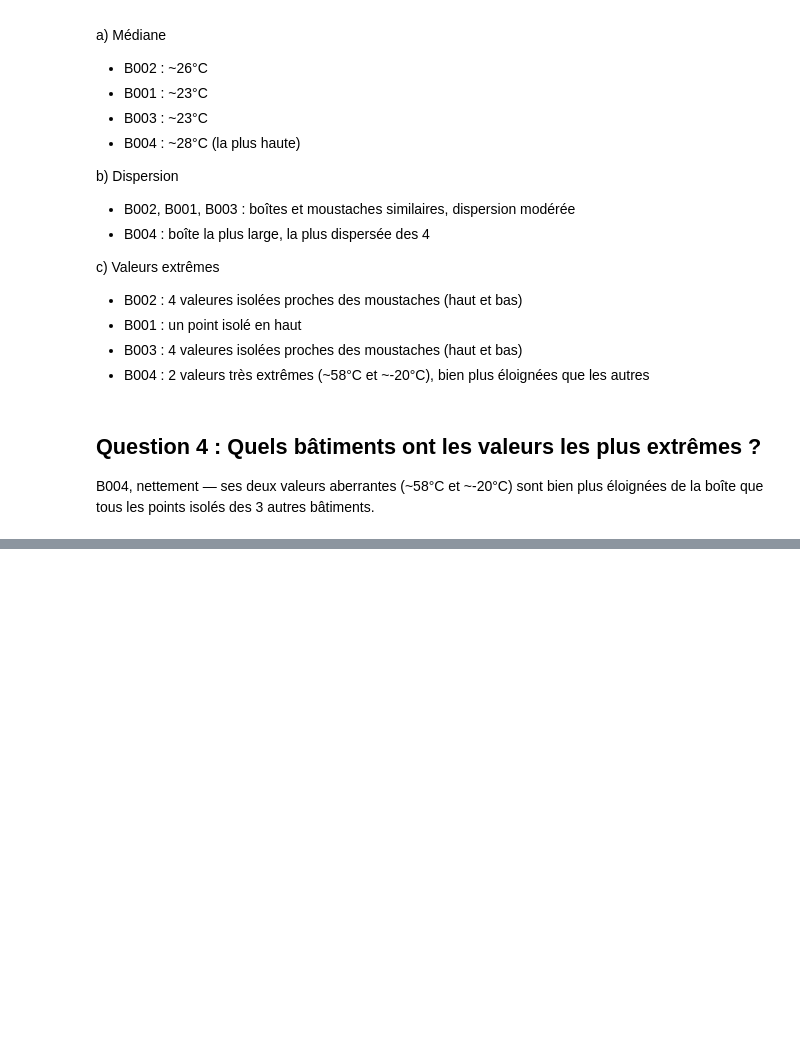
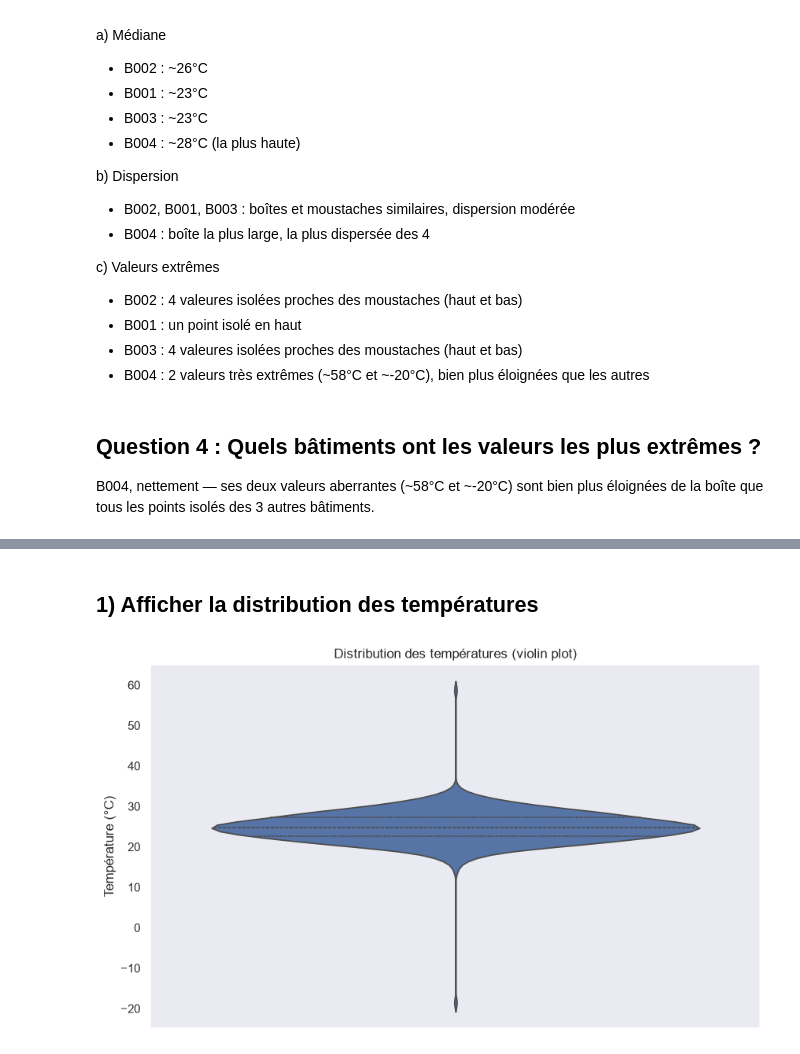
Before and after one commit to Mayra-99/atelier_seaborn_iot, a Jupyter notebook: notebooks/atelier_seaborn_iot.ipynb, the cells around one changed output, grey strips where cells are left out. Drawn from its saved outputs; the diff is of its cells as text; code cells hidden in the pictures; blank space fills up the shorter version.

```diff
--- a/notebooks/atelier_seaborn_iot.ipynb
+++ b/notebooks/atelier_seaborn_iot.ipynb
@@ -224,0 +230,11 @@ de la boîte que tous les points isolés des 3 autres bâtiments.
+# %% [markdown]
+## 1) Afficher la distribution des températures
+# %%
+plt.figure(figsize=(10, 6))
+sns.violinplot(data=df, y="temperature", inner="quartile",saturation=0.8, )
+plt.title("Distribution des températures (violin plot)")
+plt.ylabel("Température (°C)")
+plt.grid(axis="y")
+plt.show()
+# %% [output]
+[figure, added]
```
Also changed, not shown: parts of 5 cells of this notebook.
